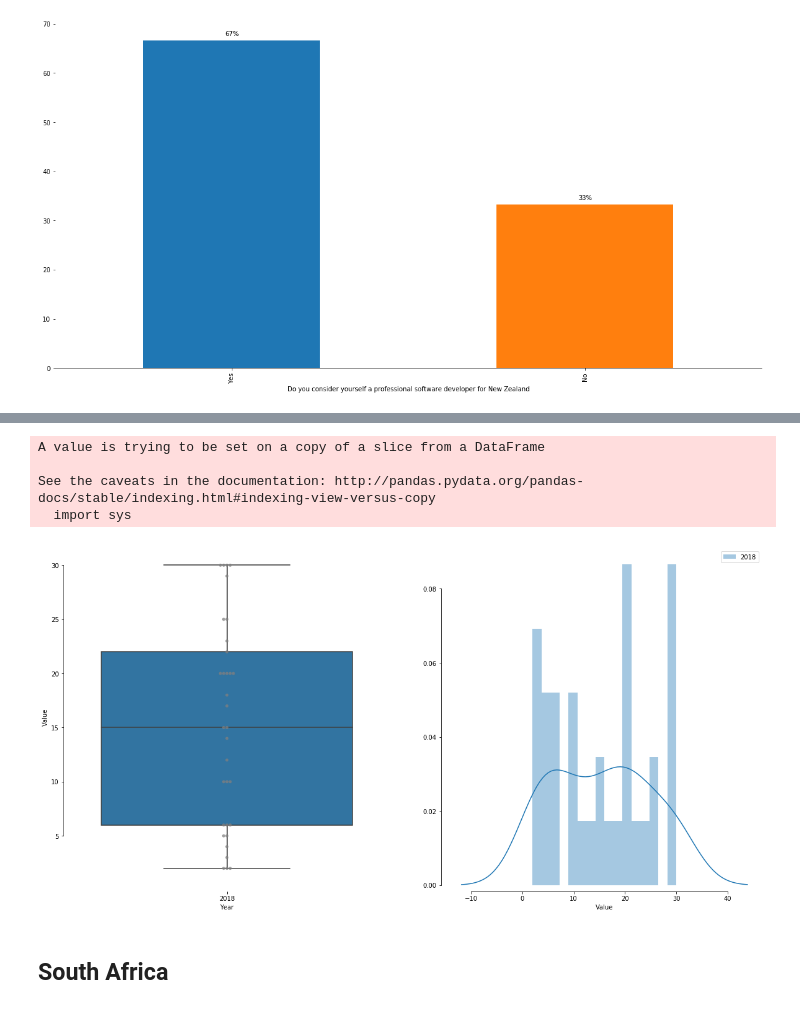
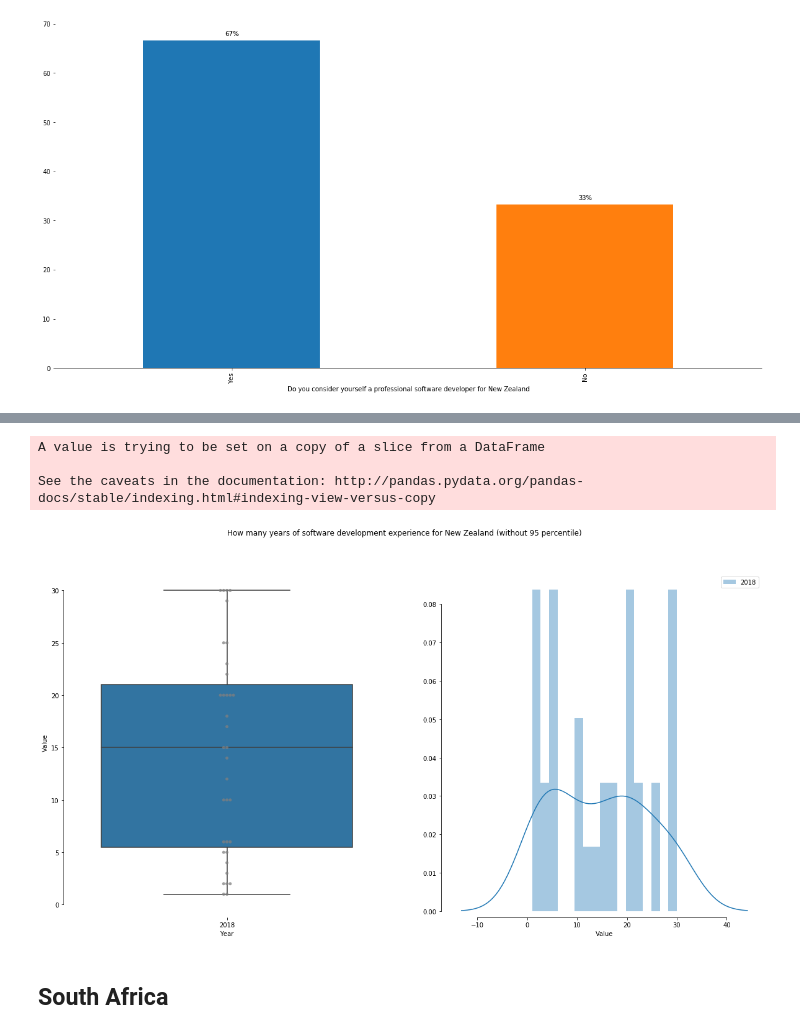
Before and after one commit to softwaresaved/international-survey, a Jupyter notebook: analysis/2018/c. Professional developer.ipynb, the cells around one changed output, grey strips where cells are left out. Drawn from its saved outputs; the diff is of its cells as text; code cells hidden in the pictures.

```diff
--- a/analysis/2018/c. Professional developer.ipynb
+++ b/analysis/2018/c. Professional developer.ipynb
@@ -186,11 +187,10 @@ result
 # %%
-plot_density_func(df, year_dev, country, category)
+plot_density_func(df, year_dev, country=country, category=category)
 # %% [output]
 A value is trying to be set on a copy of a slice from a DataFrame
 
 See the caveats in the documentation: http://pandas.pydata.org/pandas-docs/stable/indexing.html#indexing-view-versus-copy
-  import sys
-[figure, old version]
+[figure, new version]
 # %% [markdown]
 ## South Africa
 # %%
```
Also changed, not shown: parts of 25 cells of this notebook, 17 other files.
